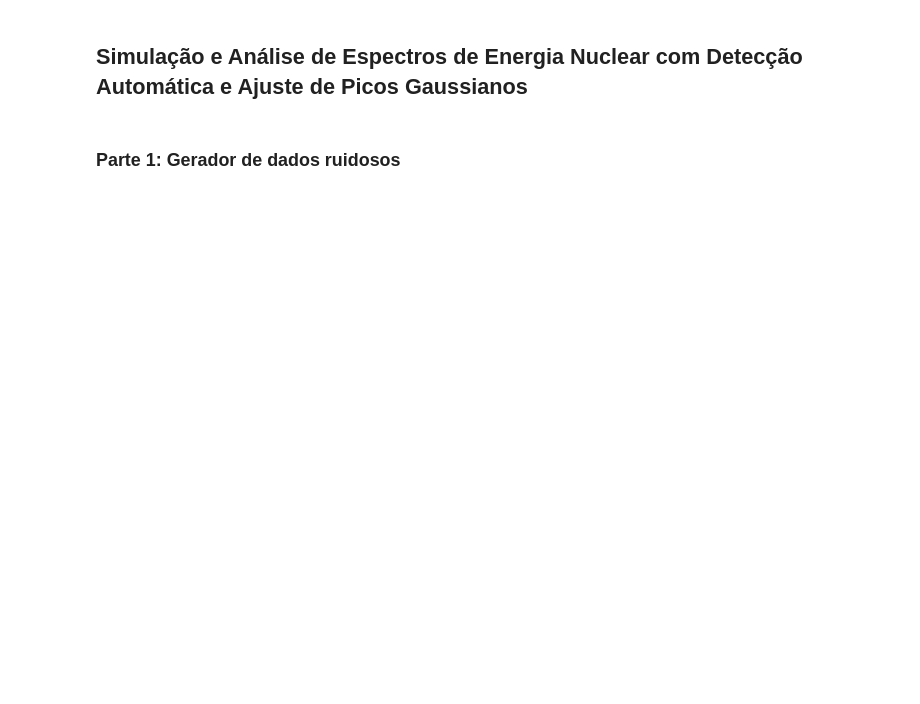
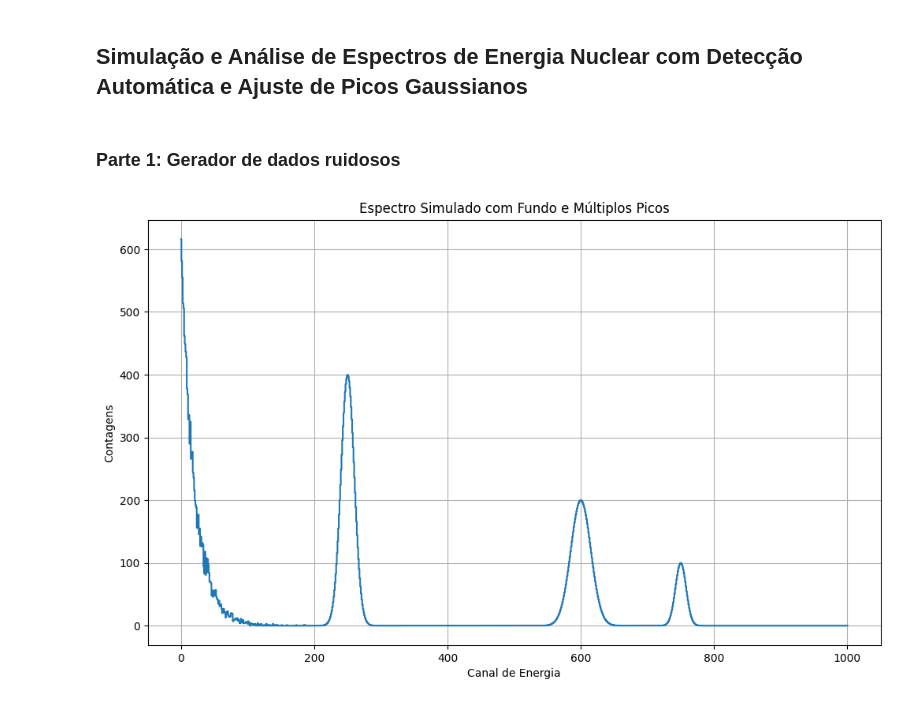
Before and after one commit to arthurcesar-fisica/Analise-Espectros-Nuclear, a Jupyter notebook: analise_espectros.ipynb, the cells around one changed output. Drawn from its saved outputs; the diff is of its cells as text; code cells hidden in the pictures; blank space fills up the shorter version.

```diff
--- a/analise_espectros.ipynb
+++ b/analise_espectros.ipynb
@@ -23,13 +23,13 @@ np.random.seed(RANDOM_SEED)
 
 # o ruído de fundo se assemelha a um decaimento exponencial A*e^(-cteE)
 # parâmetros do fundo:
-FUNDO_AMP = 200
+FUNDO_AMP = 600
 FUNDO_DECAI = 0.05
 
 # picos:
 PARAMETROS_PICOS = [
-    {'amp' : 600, 'centro': 250, 'sigma':10},
-    {'amp' : 400, 'centro': 600, 'sigma':15},
-    {'amp' : 250, 'centro': 750, 'sigma':8}
+    {'amp' : 400, 'centro': 250, 'sigma':10},
+    {'amp' : 200, 'centro': 600, 'sigma':15},
+    {'amp' : 100, 'centro': 750, 'sigma':8}
 
 ]
@@ -35,0 +48,37 @@ PARAMETROS_PICOS = [
+# %%
+# definindo o espectro completo
+def simular_espectro(eixo_energia, params_fundo, lista_picos):
+     fundo = fundo_exponencial(eixo_energia, **params_fundo) #gera o fundo
+     espectro_final = fundo
+     # 3. Adiciona cada pico da lista ao espectro total
+     for  params_pico in lista_picos:
+        pico = gerar_pico_gaussiano(eixo_energia, **params_pico)
+        espectro_final = espectro_final + pico
+     return espectro_final
+# %%
+#teste chamando a função
+espectro_simulado = simular_espectro(
+    EIXO_ENERGIA,
+    {'amp': FUNDO_AMP, 'decai': FUNDO_DECAI},
+    PARAMETROS_PICOS
+)
+# Plota o resultado para verificar
+plt.figure(figsize=(12, 7))
+plt.plot(EIXO_ENERGIA, espectro_simulado, drawstyle='steps-mid')
+plt.title('Espectro Simulado com Fundo e Múltiplos Picos')
+plt.xlabel('Canal de Energia')
+plt.ylabel('Contagens')
+plt.grid(True)
+plt.show()
+
+# Cria um DataFrame do Pandas para organizar os dados
+df_espectro = pd.DataFrame({
+    'Energia': EIXO_ENERGIA,
+    'Contagens': espectro_simulado
+})
+
+# Salva em Excel e JSON
+#df_espectro.to_excel("espectro_simulado.xlsx", index=False)
+#df_espectro.to_json("espectro_simulado.json", orient='records')
+# %% [output]
+[figure, added]
```
Also changed, not shown: parts of 1 cell of this notebook, 3 other files.
